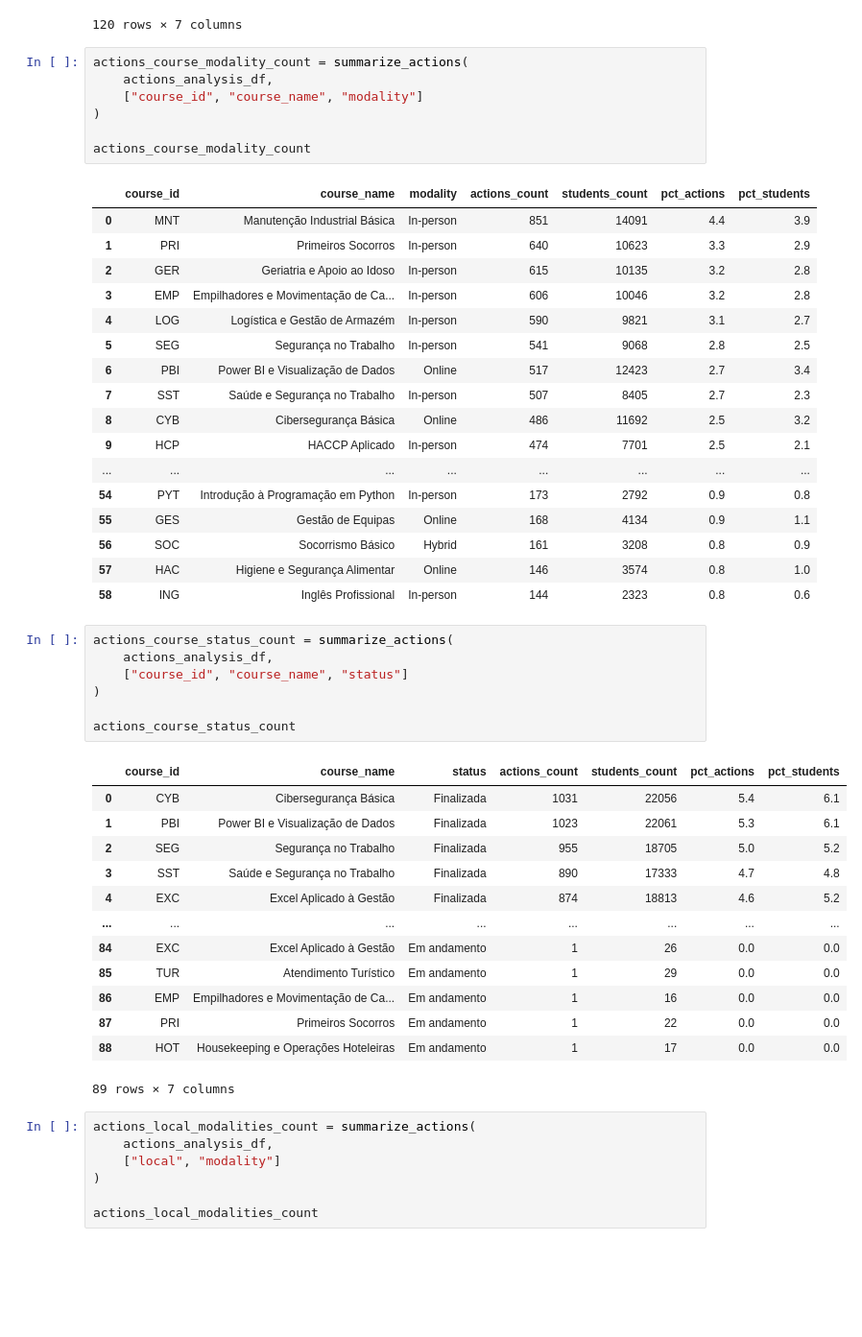
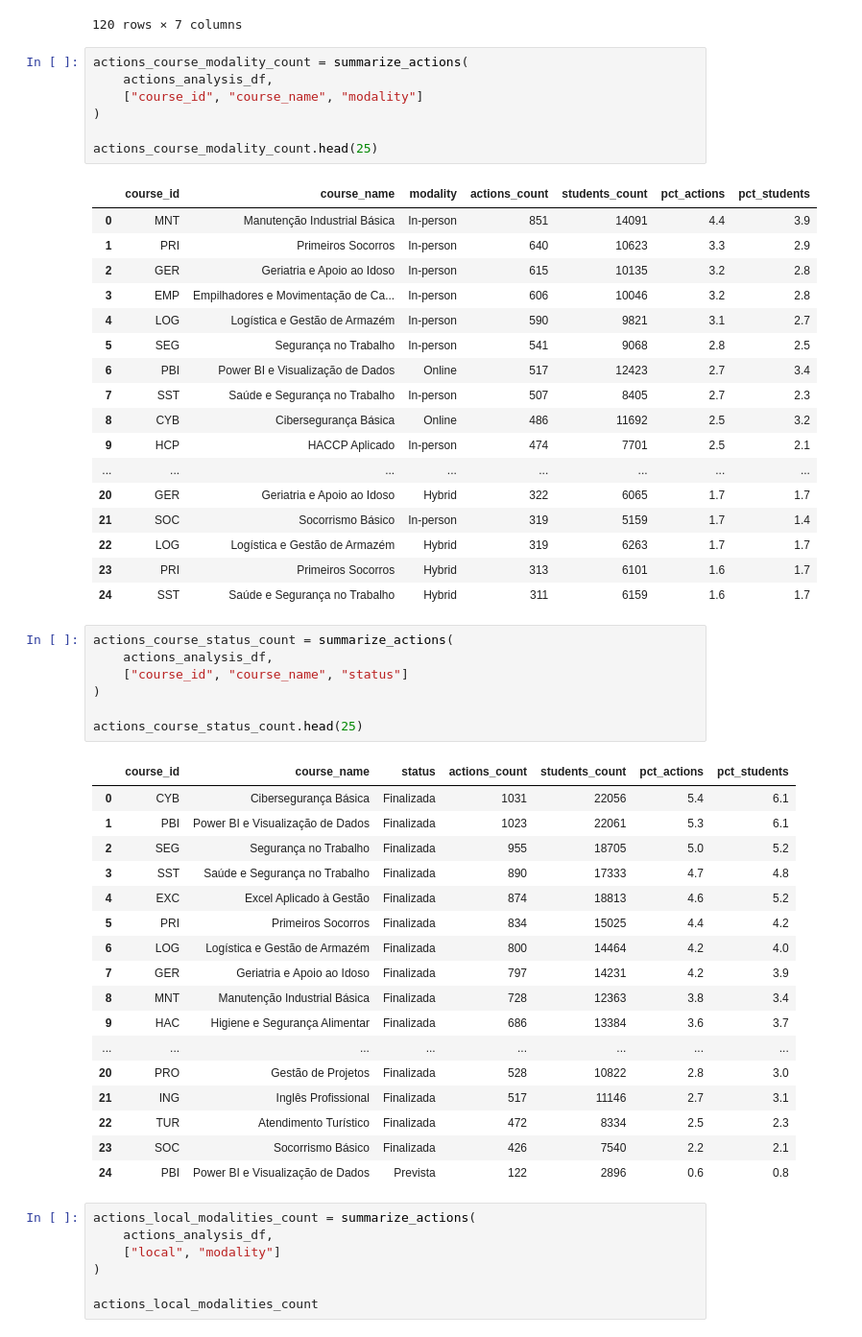
Before and after one commit to nathansperinde/Hiring-Needs-Analysis, a Jupyter notebook: notebooks/03_actions_analysis.ipynb, the cells around one changed output. Shown at 96% size. Cells and saved outputs as stored; diff of their text form; blank space fills up the shorter version.

Commit message:
Update actions analysis and add scores

```diff
--- a/notebooks/03_actions_analysis.ipynb
+++ b/notebooks/03_actions_analysis.ipynb
@@ -194,7 +194,7 @@ actions_course_modality_count = summarize_actions(
     ["course_id", "course_name", "modality"]
 )
 
-actions_course_modality_count
+actions_course_modality_count.head(25)
 # %% [output]
 |  | course_id | course_name | modality | actions_count | students_count | pct_actions | pct_students |
 | 0 | MNT | Manutenção Industrial Básica | In-person | 851 | 14091 | 4.4 | 3.9 |
@@ -208,32 +208,36 @@ actions_course_modality_count
 | 8 | CYB | Cibersegurança Básica | Online | 486 | 11692 | 2.5 | 3.2 |
 | 9 | HCP | HACCP Aplicado | In-person | 474 | 7701 | 2.5 | 2.1 |
 | ... | ... | ... | ... | ... | ... | ... | ... |
-| 54 | PYT | Introdução à Programação em Python | In-person | 173 | 2792 | 0.9 | 0.8 |
-| 55 | GES | Gestão de Equipas | Online | 168 | 4134 | 0.9 | 1.1 |
-| 56 | SOC | Socorrismo Básico | Hybrid | 161 | 3208 | 0.8 | 0.9 |
-| 57 | HAC | Higiene e Segurança Alimentar | Online | 146 | 3574 | 0.8 | 1.0 |
-| 58 | ING | Inglês Profissional | In-person | 144 | 2323 | 0.8 | 0.6 |
+| 20 | GER | Geriatria e Apoio ao Idoso | Hybrid | 322 | 6065 | 1.7 | 1.7 |
+| 21 | SOC | Socorrismo Básico | In-person | 319 | 5159 | 1.7 | 1.4 |
+| 22 | LOG | Logística e Gestão de Armazém | Hybrid | 319 | 6263 | 1.7 | 1.7 |
+| 23 | PRI | Primeiros Socorros | Hybrid | 313 | 6101 | 1.6 | 1.7 |
+| 24 | SST | Saúde e Segurança no Trabalho | Hybrid | 311 | 6159 | 1.6 | 1.7 |
 # %%
 actions_course_status_count = summarize_actions(
     actions_analysis_df,
     ["course_id", "course_name", "status"]
 )
 
-actions_course_status_count
+actions_course_status_count.head(25)
 # %% [output]
 |  | course_id | course_name | status | actions_count | students_count | pct_actions | pct_students |
 | 0 | CYB | Cibersegurança Básica | Finalizada | 1031 | 22056 | 5.4 | 6.1 |
 | 1 | PBI | Power BI e Visualização de Dados | Finalizada | 1023 | 22061 | 5.3 | 6.1 |
 | 2 | SEG | Segurança no Trabalho | Finalizada | 955 | 18705 | 5.0 | 5.2 |
 | 3 | SST | Saúde e Segurança no Trabalho | Finalizada | 890 | 17333 | 4.7 | 4.8 |
 | 4 | EXC | Excel Aplicado à Gestão | Finalizada | 874 | 18813 | 4.6 | 5.2 |
+| 5 | PRI | Primeiros Socorros | Finalizada | 834 | 15025 | 4.4 | 4.2 |
+| 6 | LOG | Logística e Gestão de Armazém | Finalizada | 800 | 14464 | 4.2 | 4.0 |
+| 7 | GER | Geriatria e Apoio ao Idoso | Finalizada | 797 | 14231 | 4.2 | 3.9 |
+| 8 | MNT | Manutenção Industrial Básica | Finalizada | 728 | 12363 | 3.8 | 3.4 |
+| 9 | HAC | Higiene e Segurança Alimentar | Finalizada | 686 | 13384 | 3.6 | 3.7 |
 | ... | ... | ... | ... | ... | ... | ... | ... |
-| 84 | EXC | Excel Aplicado à Gestão | Em andamento | 1 | 26 | 0.0 | 0.0 |
-| 85 | TUR | Atendimento Turístico | Em andamento | 1 | 29 | 0.0 | 0.0 |
-| 86 | EMP | Empilhadores e Movimentação de Ca... | Em andamento | 1 | 16 | 0.0 | 0.0 |
-| 87 | PRI | Primeiros Socorros | Em andamento | 1 | 22 | 0.0 | 0.0 |
-| 88 | HOT | Housekeeping e Operações Hoteleiras | Em andamento | 1 | 17 | 0.0 | 0.0 |
+| 20 | PRO | Gestão de Projetos | Finalizada | 528 | 10822 | 2.8 | 3.0 |
+| 21 | ING | Inglês Profissional | Finalizada | 517 | 11146 | 2.7 | 3.1 |
+| 22 | TUR | Atendimento Turístico | Finalizada | 472 | 8334 | 2.5 | 2.3 |
+| 23 | SOC | Socorrismo Básico | Finalizada | 426 | 7540 | 2.2 | 2.1 |
+| 24 | PBI | Power BI e Visualização de Dados | Prevista | 122 | 2896 | 0.6 | 0.8 |
-89 rows × 7 columns
 # %%
 actions_local_modalities_count = summarize_actions(
     actions_analysis_df,
```
Also changed, not shown: parts of 25 cells of this notebook.
